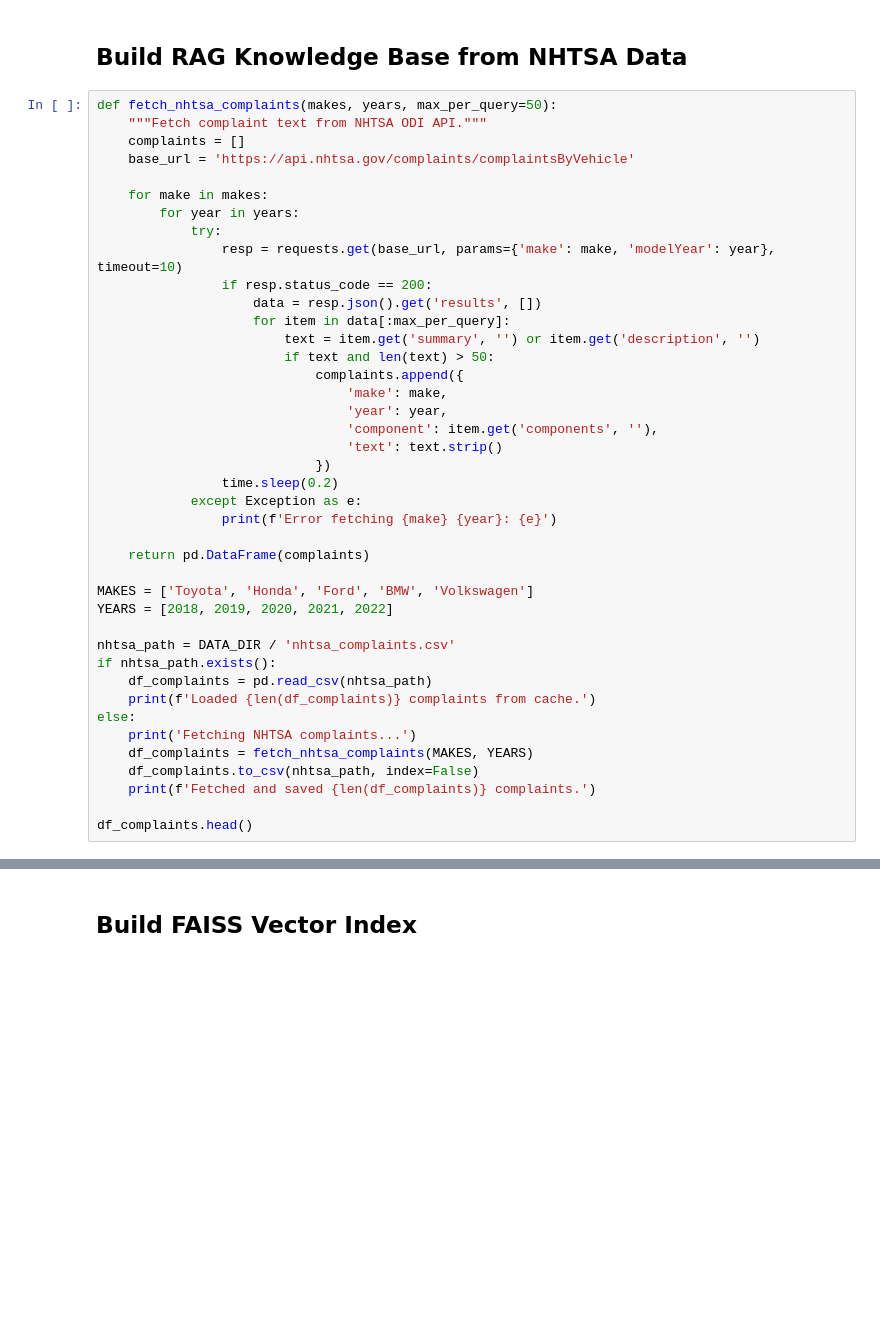
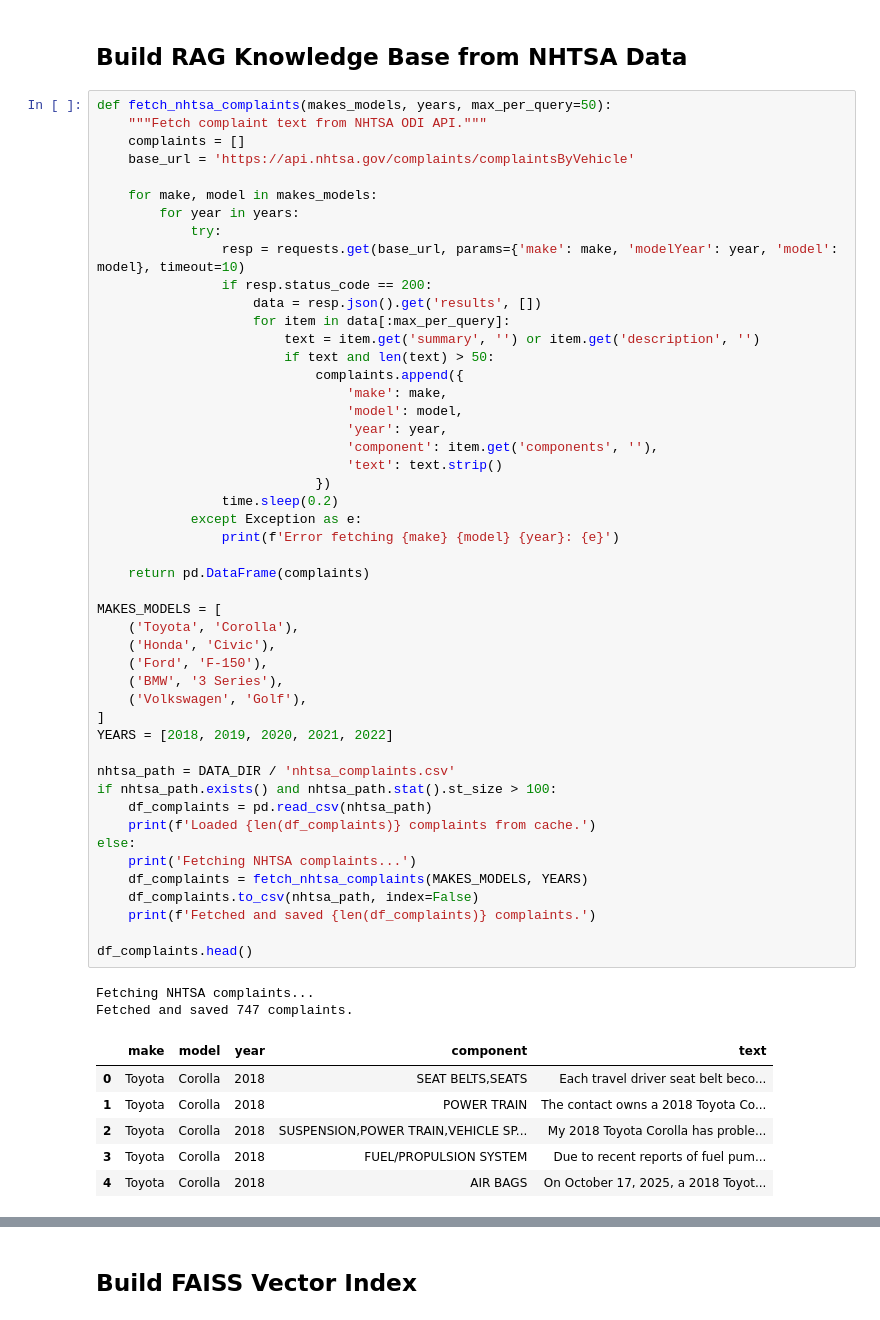
Before and after one commit to Arben-ai/car-damage-assessment, a Jupyter notebook: notebooks/03_nlp_evaluation.ipynb, the cells around one changed output, grey strips where cells are left out. Saved outputs shown, nothing was run; the diff lists cells and outputs as text; blank space fills up the shorter version.

```diff
--- a/notebooks/03_nlp_evaluation.ipynb
+++ b/notebooks/03_nlp_evaluation.ipynb
@@ -52,46 +54,62 @@ print('Setup complete.')
 # %% [markdown]
 ## Build RAG Knowledge Base from NHTSA Data
 # %%
-def fetch_nhtsa_complaints(makes, years, max_per_query=50):
+def fetch_nhtsa_complaints(makes_models, years, max_per_query=50):
     """Fetch complaint text from NHTSA ODI API."""
     complaints = []
     base_url = 'https://api.nhtsa.gov/complaints/complaintsByVehicle'
 
-    for make in makes:
+    for make, model in makes_models:
         for year in years:
             try:
-                resp = requests.get(base_url, params={'make': make, 'modelYear': year}, timeout=10)
+                resp = requests.get(base_url, params={'make': make, 'modelYear': year, 'model': model}, timeout=10)
                 if resp.status_code == 200:
                     data = resp.json().get('results', [])
                     for item in data[:max_per_query]:
                         text = item.get('summary', '') or item.get('description', '')
                         if text and len(text) > 50:
                             complaints.append({
                                 'make': make,
+                                'model': model,
                                 'year': year,
                                 'component': item.get('components', ''),
                                 'text': text.strip()
                             })
                 time.sleep(0.2)
             except Exception as e:
-                print(f'Error fetching {make} {year}: {e}')
+                print(f'Error fetching {make} {model} {year}: {e}')
 
     return pd.DataFrame(complaints)
 
-MAKES = ['Toyota', 'Honda', 'Ford', 'BMW', 'Volkswagen']
+MAKES_MODELS = [
+    ('Toyota', 'Corolla'),
+    ('Honda', 'Civic'),
+    ('Ford', 'F-150'),
+    ('BMW', '3 Series'),
+    ('Volkswagen', 'Golf'),
+]
 YEARS = [2018, 2019, 2020, 2021, 2022]
 
 nhtsa_path = DATA_DIR / 'nhtsa_complaints.csv'
-if nhtsa_path.exists():
+if nhtsa_path.exists() and nhtsa_path.stat().st_size > 100:
     df_complaints = pd.read_csv(nhtsa_path)
     print(f'Loaded {len(df_complaints)} complaints from cache.')
 else:
     print('Fetching NHTSA complaints...')
-    df_complaints = fetch_nhtsa_complaints(MAKES, YEARS)
+    df_complaints = fetch_nhtsa_complaints(MAKES_MODELS, YEARS)
     df_complaints.to_csv(nhtsa_path, index=False)
     print(f'Fetched and saved {len(df_complaints)} complaints.')
 
 df_complaints.head()
+# %% [output]
+Fetching NHTSA complaints...
+Fetched and saved 747 complaints.
+|  | make | model | year | component | text |
+| 0 | Toyota | Corolla | 2018 | SEAT BELTS,SEATS | Each travel driver seat belt beco... |
+| 1 | Toyota | Corolla | 2018 | POWER TRAIN | The contact owns a 2018 Toyota Co... |
+| 2 | Toyota | Corolla | 2018 | SUSPENSION,POWER TRAIN,VEHICLE SP... | My 2018 Toyota Corolla has proble... |
+| 3 | Toyota | Corolla | 2018 | FUEL/PROPULSION SYSTEM | Due to recent reports of fuel pum... |
+| 4 | Toyota | Corolla | 2018 | AIR BAGS | On October 17, 2025, a 2018 Toyot... |
 # %%
 # EDA on text data
 df_complaints['text_length'] = df_complaints['text'].str.len()
```
Also changed, not shown: parts of 11 cells of this notebook, 2 other files.
